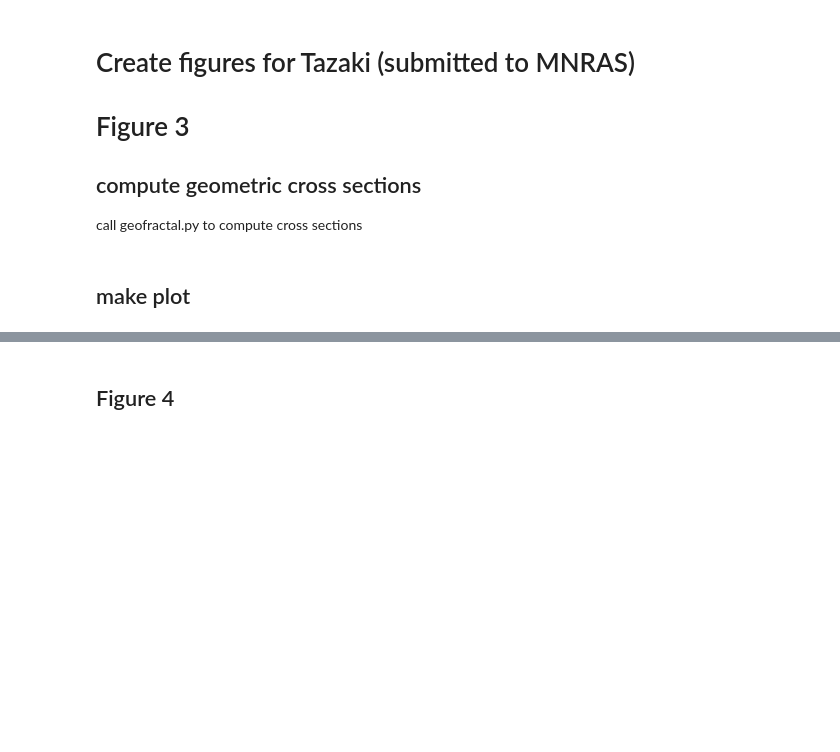
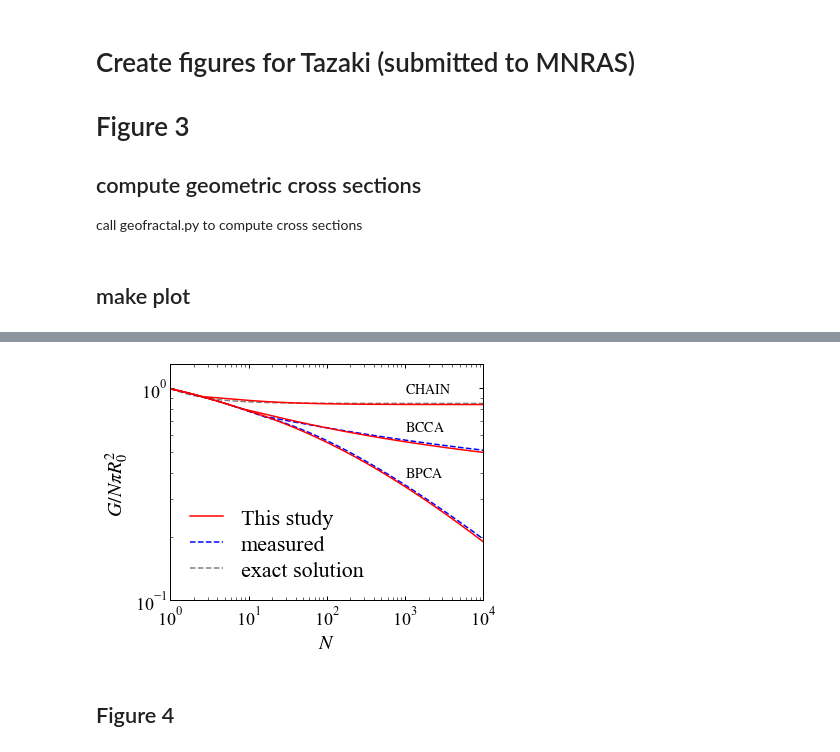
Before and after one commit to rtazaki1205/geofractal, a Jupyter notebook: figures/figures_for_Tazaki_2021.ipynb, the cells around one changed output, grey strips where cells are left out. Drawn from its saved outputs; the diff is of its cells as text; code cells hidden in the pictures; blank space fills up the shorter version.

```diff
--- a/figures/figures_for_Tazaki_2021.ipynb
+++ b/figures/figures_for_Tazaki_2021.ipynb
@@ -100,3 +70,71 @@ f.savefig('fig3.pdf')
+# %%
+import matplotlib as mpl
+from matplotlib import ticker, gridspec
+import matplotlib.pyplot as plt
+
+%matplotlib inline
+
+plt.rcParams['font.family'] = 'Times New Roman' # font familyの設定
+plt.rcParams['mathtext.fontset'] = 'stix' # math fontの設定
+plt.rcParams["font.size"] = 20 # 全体のフォントサイズが変更されます。
+plt.rcParams['xtick.labelsize'] = 18 # 軸だけ変更されます。
+plt.rcParams['ytick.labelsize'] = 18 # 軸だけ変更されます
+plt.rcParams['xtick.direction'] = 'in' # x axis in
+plt.rcParams['ytick.direction'] = 'in' # y axis in
+plt.rcParams['axes.linewidth'] = 1.0 # axis line width
+plt.rcParams['lines.markersize'] = 20 # axis line width
+plt.rcParams['xtick.top'] = True
+plt.rcParams['ytick.right'] = True
+plt.rcParams['xtick.major.pad']=5.0
+plt.rcParams['ytick.minor.left']=True   ## draw x axis bottom minor ticks
+plt.rcParams['xtick.minor.bottom']=True   ## draw x axis bottom minor ticks
+plt.rcParams["figure.autolayout"] = False   # レイアウトの自動調整を利用するかどうか
+plt.rcParams["figure.subplot.left"] = 0.17  # 余白
+plt.rcParams["figure.subplot.bottom"] = 0.16 # 余白
+plt.rcParams["figure.subplot.right"] =0.96  # 余白
+plt.rcParams["figure.subplot.top"] = 0.98   # 余白
+plt.rcParams["legend.handlelength"] = 1.5 # 凡例の線の長さを調節
+plt.rcParams["legend.labelspacing"] = 0.25 # 垂直方向（縦）の距離の各凡例の距離
+
+f  = plt.figure(figsize=(5.5,4))
+ax = plt.gca()
+locmaj = ticker.LogLocator(base=10,numticks=10)
+locmin = ticker.LogLocator(base = 10.0, subs = np.arange(1.0, 10.0) * 0.1, numticks = 10)
+
+ax.loglog(PN[:],G_chain_exact[:],color='grey',linestyle='--')
+ax.loglog(PN[:],G_M06_bpca[:],color='b',linestyle='--')
+ax.loglog(PN[:],G_M06_bcca[:],color='b',linestyle='--')
+ax.loglog(PN[:],G_chain[:],color='r',linestyle='-')
+ax.loglog(PN[:],G_bpca[:],color='r',linestyle='-')
+ax.loglog(PN[:],G_bcca[:],color='r',linestyle='-')
+ax.set_ylim(1e-1,1.3)
+ax.set_xlim(1.e0,1.e4)
+
+#
+# Add fake legend
+#
+ax.loglog([0],[0],color='r',linestyle='-',label=r'This study')
+ax.loglog([0],[0],color='b',linestyle='--',label=r'measured')
+ax.loglog([0],[0],color='grey',linestyle='--',label=r'exact solution')
+ax.legend(loc='best',fontsize=22,frameon=False)
+ax.yaxis.set_major_locator(locmaj)
+ax.yaxis.set_minor_locator(locmin)
+ax.yaxis.set_minor_formatter(ticker.NullFormatter())
+ax.xaxis.set_major_locator(locmaj)
+ax.xaxis.set_minor_locator(locmin)
+ax.xaxis.set_minor_formatter(ticker.NullFormatter())
+ax.set_xlabel(r'$N$')
+ax.set_ylabel(r'$G/N\pi R_0^2$')
+ax.text(1.e3,0.95, r'$\mathrm{CHAIN}$', fontsize=14)
+ax.text(1.e3,0.63, r'$\mathrm{BCCA}$', fontsize=14)
+ax.text(1.e3,0.38, r'$\mathrm{BPCA}$', fontsize=14)
+
+
+
+plt.show()
+f.savefig('fig3.pdf')
+# %% [output]
+[figure, added]
 # %% [markdown]
 ## Figure 4
 # %%
```
Also changed, not shown: parts of 7 cells of this notebook.
